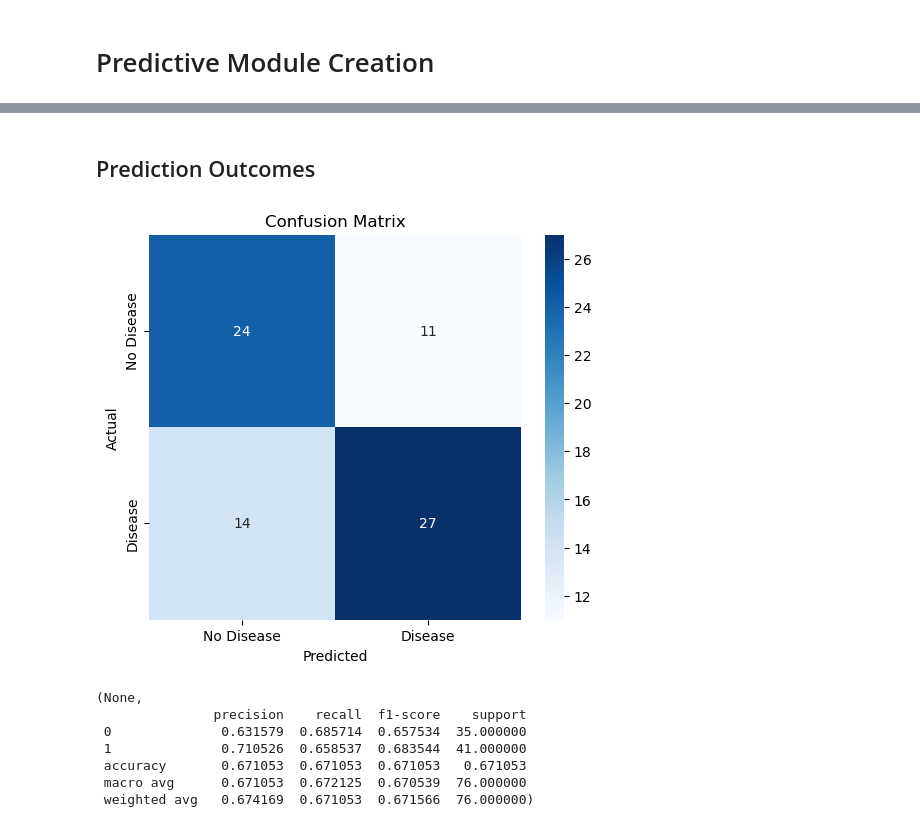
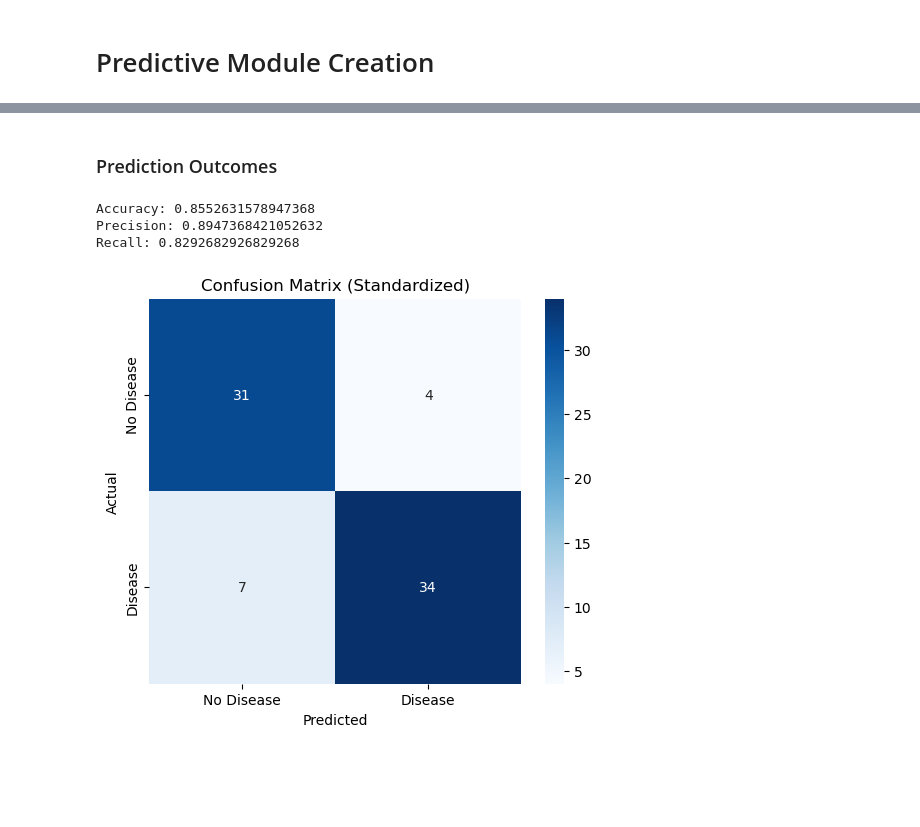
Before and after one commit to Haydnj94/ML-Project, a Jupyter notebook: Heart Disease ML Prediction.ipynb, the cells around one changed output, grey strips where cells are left out. Saved outputs shown, nothing was run; the diff lists cells and outputs as text; code cells hidden in the pictures; blank space fills up the shorter version.

```diff
--- a/Heart Disease ML Prediction.ipynb
+++ b/Heart Disease ML Prediction.ipynb
@@ -117,0 +89,2 @@ report_df = pd.DataFrame(report).transpose()
+# %%
+knn = KNeighborsClassifier(n_neighbors=10)
@@ -117,0 +104,28 @@ report_df = pd.DataFrame(report).transpose()
+# %%
+# Import necessary libraries
+import pandas as pd
+import matplotlib.pyplot as plt
+import seaborn as sns
+from sklearn.preprocessing import StandardScaler
+from sklearn.neighbors import KNeighborsClassifier
+from sklearn.metrics import classification_report, confusion_matrix
+
+# Initialize the StandardScaler (Standardization instead of Normalization)
+scaler = StandardScaler()
+
+# Fit and transform the training data, and transform the test data
+X_train_std = scaler.fit_transform(X_train)
+X_test_std = scaler.transform(X_test)
+
+# Initialize the KNN model with 10 neighbors
+knn = KNeighborsClassifier(n_neighbors=10)
+
+# Train the KNN model on standardized data
+knn.fit(X_train_std, y_train)
+
+# Evaluate the model and print the accuracy score
+std_accuracy = knn.score(X_test_std, y_test)
+print(f"KNN Accuracy (Standardized): {std_accuracy:.4f}")
+
+# Make predictions on the test set
+y_pred = knn.predict(X_test_std)
@@ -118,29 +134,23 @@ report_df = pd.DataFrame(report).transpose()
 # %% [markdown]
-## Prediction Outcomes
+### Prediction Outcomes
-# %%
-# Get predictions from the model
-pred = knn.predict(X_test)
-
-# Calculate the confusion matrix
-cm = confusion_matrix(y_test, pred)
-
-# Plot the confusion matrix using seaborn heatmap
-plt.figure(figsize=(6, 5))
-sns.heatmap(cm, annot=True, fmt='d', cmap='Blues', xticklabels=['No Disease', 'Disease'], yticklabels=['No Disease', 'Disease'])
-
-# Adding labels and title
-plt.xlabel('Predicted')
-plt.ylabel('Actual')
-plt.title('Confusion Matrix')
-
-# Show the plot
-plt.show(), report_df
-# %% [output]
-[figure, removed]
-(None,
-               precision    recall  f1-score    support
- 0              0.631579  0.685714  0.657534  35.000000
- 1              0.710526  0.658537  0.683544  41.000000
- accuracy       0.671053  0.671053  0.671053   0.671053
- macro avg      0.671053  0.672125  0.670539  76.000000
- weighted avg   0.674169  0.671053  0.671566  76.000000)
+# %%
+print("Accuracy:", accuracy_score(y_test, y_pred))
+print("Precision:", precision_score(y_test, y_pred))
+print("Recall:", recall_score(y_test, y_pred))
+# %% [output]
+Accuracy: 0.8552631578947368
+Precision: 0.8947368421052632
+Recall: 0.8292682926829268
+# %%
+# Calculate and plot the confusion matrix
+cm = confusion_matrix(y_test, y_pred)
+
+
+plt.figure(figsize=(6, 5))
+sns.heatmap(cm, annot=True, fmt='d', cmap='Blues', xticklabels=['No Disease', 'Disease'], yticklabels=['No Disease', 'Disease'])
+plt.xlabel('Predicted')
+plt.ylabel('Actual')
+plt.title('Confusion Matrix (Standardized)')
+plt.show()
+# %% [output]
+[figure, added]
```
Also changed, not shown: parts of 30 cells of this notebook, 2 other files.
